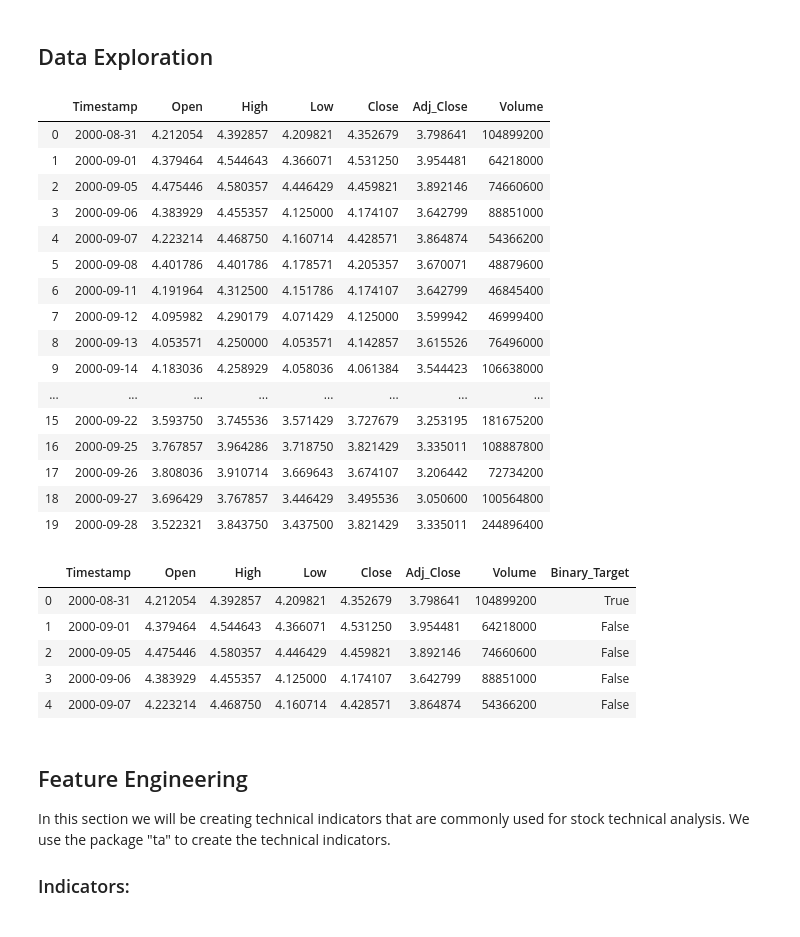
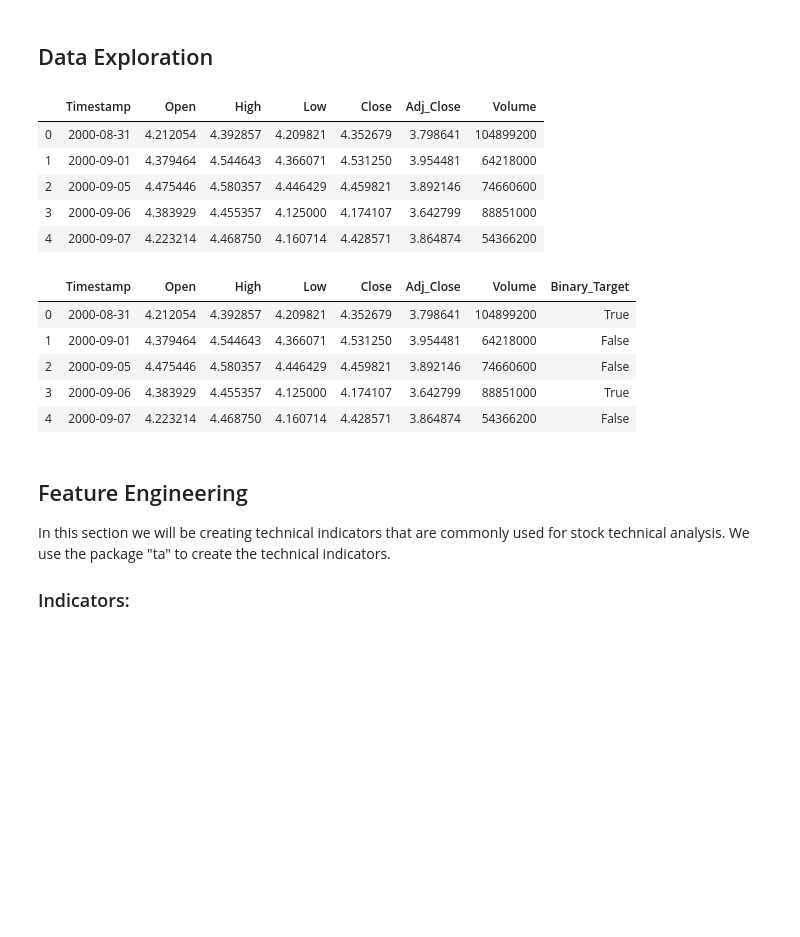
Before and after one commit to samuelkhoo/NUS_Fintech_Time_Series_Model_Evaluation, a Jupyter notebook: Decision Trees Research/Decision Trees Stock Prediction.ipynb, the cells around one changed output. Drawn from its saved outputs; the diff is of its cells as text; code cells hidden in the pictures; blank space fills up the shorter version.

```diff
--- a/Decision Trees Research/Decision Trees Stock Prediction.ipynb
+++ b/Decision Trees Research/Decision Trees Stock Prediction.ipynb
@@ -22,32 +22,22 @@ from ta import *
 # %%
 # This is from Samuel's part
 df = pd.read_csv('AAPL.csv') #Read the data in
 df.Date = pd.to_datetime(df.Date, format='%Y-%m-%d') #Set the date column to datetime
 #df.set_index('Date', inplace=True) #Set the index to the date column
 df = df.rename(columns = {'Adj Close':'Adj_Close'})
 df = df.rename(columns = {'Date':'Timestamp'})
-df.head(20) #Observe a few rows of data
+df.head(5) #Observe a few rows of data
 # %% [output]
 |  | Timestamp | Open | High | Low | Close | Adj_Close | Volume |
 | 0 | 2000-08-31 | 4.212054 | 4.392857 | 4.209821 | 4.352679 | 3.798641 | 104899200 |
 | 1 | 2000-09-01 | 4.379464 | 4.544643 | 4.366071 | 4.531250 | 3.954481 | 64218000 |
 | 2 | 2000-09-05 | 4.475446 | 4.580357 | 4.446429 | 4.459821 | 3.892146 | 74660600 |
 | 3 | 2000-09-06 | 4.383929 | 4.455357 | 4.125000 | 4.174107 | 3.642799 | 88851000 |
 | 4 | 2000-09-07 | 4.223214 | 4.468750 | 4.160714 | 4.428571 | 3.864874 | 54366200 |
-| 5 | 2000-09-08 | 4.401786 | 4.401786 | 4.178571 | 4.205357 | 3.670071 | 48879600 |
-| 6 | 2000-09-11 | 4.191964 | 4.312500 | 4.151786 | 4.174107 | 3.642799 | 46845400 |
-| 7 | 2000-09-12 | 4.095982 | 4.290179 | 4.071429 | 4.125000 | 3.599942 | 46999400 |
-| 8 | 2000-09-13 | 4.053571 | 4.250000 | 4.053571 | 4.142857 | 3.615526 | 76496000 |
-| 9 | 2000-09-14 | 4.183036 | 4.258929 | 4.058036 | 4.061384 | 3.544423 | 106638000 |
-| ... | ... | ... | ... | ... | ... | ... | ... |
-| 15 | 2000-09-22 | 3.593750 | 3.745536 | 3.571429 | 3.727679 | 3.253195 | 181675200 |
-| 16 | 2000-09-25 | 3.767857 | 3.964286 | 3.718750 | 3.821429 | 3.335011 | 108887800 |
-| 17 | 2000-09-26 | 3.808036 | 3.910714 | 3.669643 | 3.674107 | 3.206442 | 72734200 |
-| 18 | 2000-09-27 | 3.696429 | 3.767857 | 3.446429 | 3.495536 | 3.050600 | 100564800 |
-| 19 | 2000-09-28 | 3.522321 | 3.843750 | 3.437500 | 3.821429 | 3.335011 | 244896400 |
 # %%
-#Target - 5 day later price
-target =  list(df["Adj_Close"])[4:] + [0,0,0,0]
+#Target - next day price
+target =  list(df["Adj_Close"])[1:] + [0]
+#df["Target"] = target
 df["Binary_Target"] = target > df["Adj_Close"]
 
 df.head()
@@ -56,7 +46,7 @@ df.head()
 | 0 | 2000-08-31 | 4.212054 | 4.392857 | 4.209821 | 4.352679 | 3.798641 | 104899200 | True |
 | 1 | 2000-09-01 | 4.379464 | 4.544643 | 4.366071 | 4.531250 | 3.954481 | 64218000 | False |
 | 2 | 2000-09-05 | 4.475446 | 4.580357 | 4.446429 | 4.459821 | 3.892146 | 74660600 | False |
-| 3 | 2000-09-06 | 4.383929 | 4.455357 | 4.125000 | 4.174107 | 3.642799 | 88851000 | False |
+| 3 | 2000-09-06 | 4.383929 | 4.455357 | 4.125000 | 4.174107 | 3.642799 | 88851000 | True |
 | 4 | 2000-09-07 | 4.223214 | 4.468750 | 4.160714 | 4.428571 | 3.864874 | 54366200 | False |
 # %% [markdown]
 ## Feature Engineering
```
Also changed, not shown: parts of 32 cells of this notebook.
